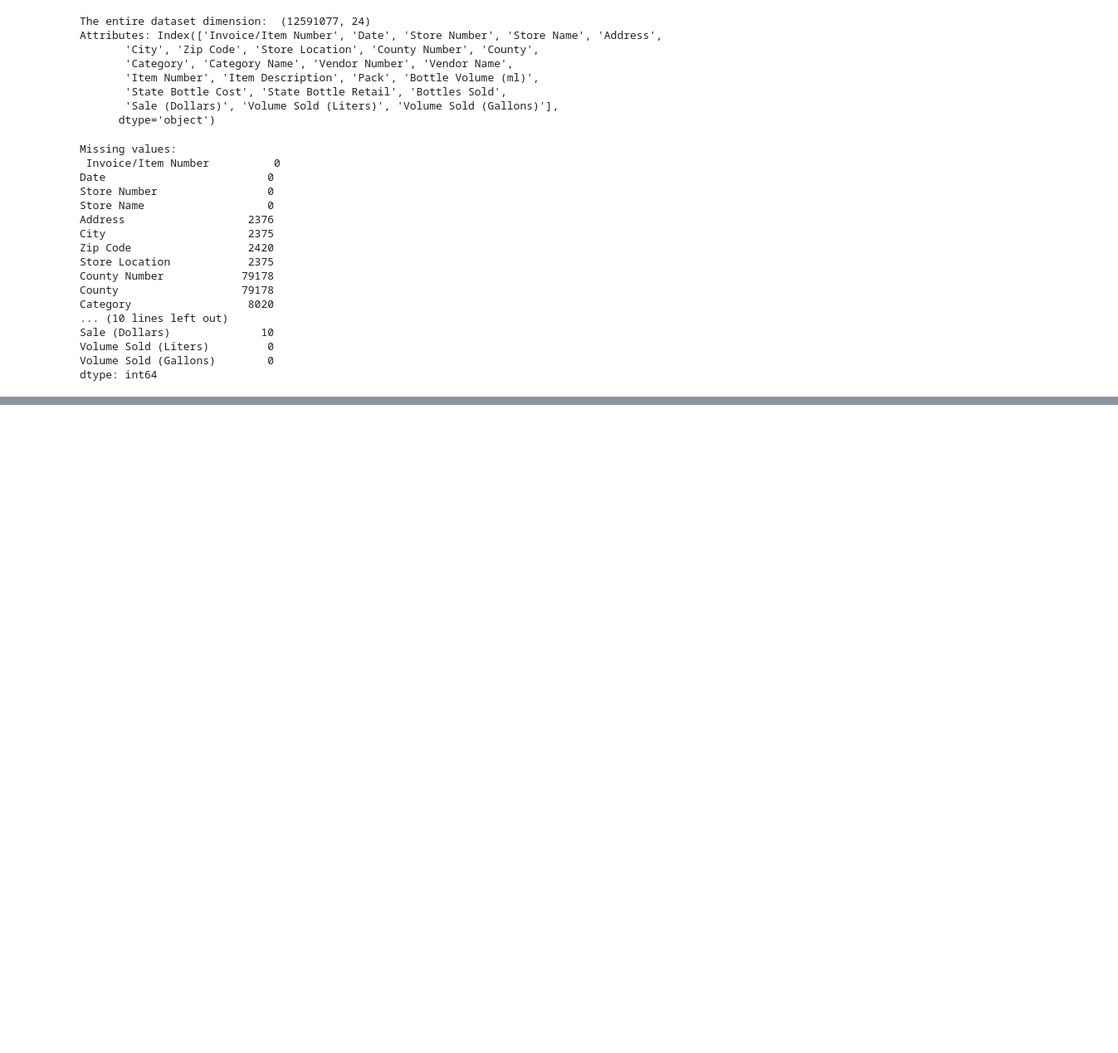
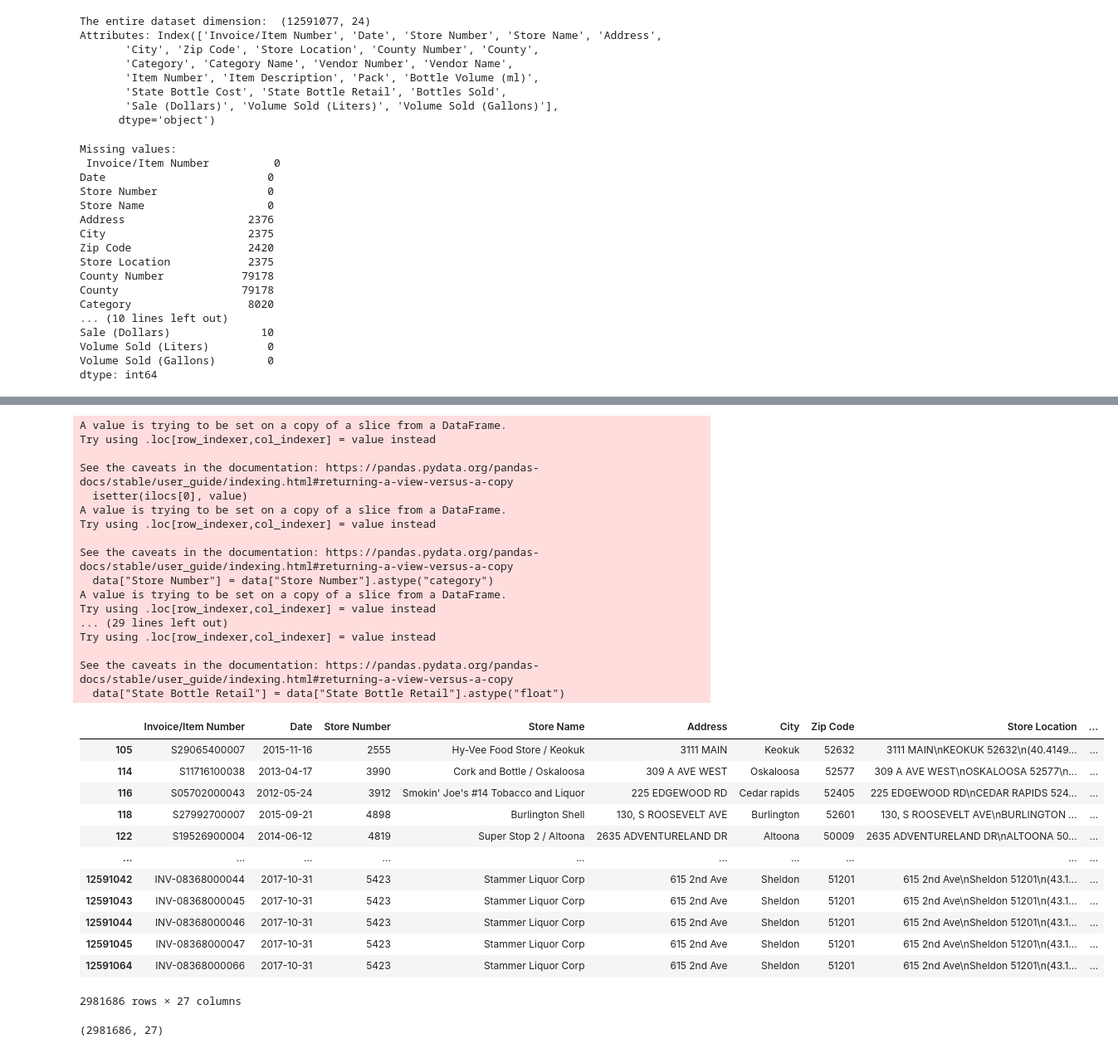
Before and after one commit to MelodyJIN-Y/MAST30034FinalProject, a Jupyter notebook: Final Project.ipynb, the cells around one changed output, grey strips where cells are left out. Shown at 83% size. Drawn from its saved outputs; the diff is of its cells as text; code cells hidden in the pictures; blank space fills up the shorter version.

```diff
--- a/Final Project.ipynb
+++ b/Final Project.ipynb
@@ -49,3 +49,6 @@ Sale (Dollars)              10
 Volume Sold (Liters)         0
 Volume Sold (Gallons)        0
 dtype: int64
+# %%
+data_all = data_all.dropna()
+data_all.isnull().sum()
@@ -75,0 +95,4 @@ data = data_all.sample(n = 1000000, random_state = 60)
+# %%
+l = data_all.loc[:, ["Volume Sold (Liters)", "Category"]].groupby("Category").sum()
+l = l.sort_values(by = "Volume Sold (Liters)", ascending = False).reset_index()
+l.iloc[:3, 0].to_list()
@@ -75,0 +104,5 @@ data = data_all.sample(n = 1000000, random_state = 60)
+# %%
+top_three_category = l.iloc[:3, 0].to_list()
+data = data_all.loc[data_all["Category"].isin(top_three_category),:]
+data.Category.value_counts()
+print(data.shape)
@@ -75,0 +133,16 @@ data = data_all.sample(n = 1000000, random_state = 60)
+# %%
+
+data["Date"]  = pd.to_datetime(data['Date'],format='%m/%d/%Y')
+data['year'] = pd.DatetimeIndex(df['Date']).year
+data['month'] = pd.DatetimeIndex(df['Date']).month
+data['day'] = pd.DatetimeIndex(df['Date']).day
+
+#pd.set_option('display.max_rows', 10)
+data["County"] = data["County"].str.capitalize()
+data["City"] = data["City"].str.capitalize()
+county_countN_df = data.loc[:,["County","County Number","Date"]].groupby(["County","County Number"]).count().reset_index()
+county_countN_df["County Number"].value_counts()
+print(county_countN_df.loc[county_countN_df["County Number"].isin([71.0, 78.0,17.0, 11.0]),:])
+
+data.County = data.County.replace(["buena vist","cerro gord","obrien","pottawatta"],
+                                  ["buena vista","cerro gordo","o'brien","pottawattamie"])
@@ -75,0 +181,49 @@ data = data_all.sample(n = 1000000, random_state = 60)
+# %%
+data.loc[:,"Sale (Dollars)"] = data.loc[:, "Sale (Dollars)"].str[1:]
+data.loc[:,"State Bottle Cost"] = data.loc[:, "State Bottle Cost"].str[1:]
+data.loc[:,"State Bottle Retail"] = data.loc[:, "State Bottle Retail"].str[1:]
+data["Store Number"] = data["Store Number"].astype("category")
+data["County Number"] = data["County Number"].astype("int")
+data["County Number"] = data["County Number"].astype("category")
+data["County"] = data["County"].astype("category")
+data["City"] = data["City"].astype("category")
+data["Sale (Dollars)"] = data["Sale (Dollars)"].astype("float")
+data["State Bottle Cost"] = data["State Bottle Cost"].astype("float")
+data["State Bottle Retail"] = data["State Bottle Retail"].astype("float")
+
+data
+# %% [output]
+A value is trying to be set on a copy of a slice from a DataFrame.
+Try using .loc[row_indexer,col_indexer] = value instead
+
+See the caveats in the documentation: https://pandas.pydata.org/pandas-docs/stable/user_guide/indexing.html#returning-a-view-versus-a-copy
+  isetter(ilocs[0], value)
+A value is trying to be set on a copy of a slice from a DataFrame.
+Try using .loc[row_indexer,col_indexer] = value instead
+
+See the caveats in the documentation: https://pandas.pydata.org/pandas-docs/stable/user_guide/indexing.html#returning-a-view-versus-a-copy
+  data["Store Number"] = data["Store Number"].astype("category")
+A value is trying to be set on a copy of a slice from a DataFrame.
+Try using .loc[row_indexer,col_indexer] = value instead
+... (29 lines left out)
+Try using .loc[row_indexer,col_indexer] = value instead
+
+See the caveats in the documentation: https://pandas.pydata.org/pandas-docs/stable/user_guide/indexing.html#returning-a-view-versus-a-copy
+  data["State Bottle Retail"] = data["State Bottle Retail"].astype("float")
+|  | Invoice/Item Number | Date | Store Number | Store Name | Address | City | Zip Code | Store Location | ... |
+| 105 | S29065400007 | 2015-11-16 | 2555 | Hy-Vee Food Store / Keokuk | 3111 MAIN | Keokuk | 52632 | 3111 MAIN\nKEOKUK 52632\n(40.4149... | ... |
+| 114 | S11716100038 | 2013-04-17 | 3990 | Cork and Bottle / Oskaloosa | 309 A AVE WEST | Oskaloosa | 52577 | 309 A AVE WEST\nOSKALOOSA 52577\n... | ... |
+| 116 | S05702000043 | 2012-05-24 | 3912 | Smokin' Joe's #14 Tobacco and Liquor | 225 EDGEWOOD RD | Cedar rapids | 52405 | 225 EDGEWOOD RD\nCEDAR RAPIDS 524... | ... |
+| 118 | S27992700007 | 2015-09-21 | 4898 | Burlington Shell | 130, S ROOSEVELT AVE | Burlington | 52601 | 130, S ROOSEVELT AVE\nBURLINGTON ... | ... |
+| 122 | S19526900004 | 2014-06-12 | 4819 | Super Stop 2 / Altoona | 2635 ADVENTURELAND DR | Altoona | 50009 | 2635 ADVENTURELAND DR\nALTOONA 50... | ... |
+| ... | ... | ... | ... | ... | ... | ... | ... | ... | ... |
+| 12591042 | INV-08368000044 | 2017-10-31 | 5423 | Stammer Liquor Corp | 615 2nd Ave | Sheldon | 51201 | 615 2nd Ave\nSheldon 51201\n(43.1... | ... |
+| 12591043 | INV-08368000045 | 2017-10-31 | 5423 | Stammer Liquor Corp | 615 2nd Ave | Sheldon | 51201 | 615 2nd Ave\nSheldon 51201\n(43.1... | ... |
+| 12591044 | INV-08368000046 | 2017-10-31 | 5423 | Stammer Liquor Corp | 615 2nd Ave | Sheldon | 51201 | 615 2nd Ave\nSheldon 51201\n(43.1... | ... |
+| 12591045 | INV-08368000047 | 2017-10-31 | 5423 | Stammer Liquor Corp | 615 2nd Ave | Sheldon | 51201 | 615 2nd Ave\nSheldon 51201\n(43.1... | ... |
+| 12591064 | INV-08368000066 | 2017-10-31 | 5423 | Stammer Liquor Corp | 615 2nd Ave | Sheldon | 51201 | 615 2nd Ave\nSheldon 51201\n(43.1... | ... |
+2981686 rows × 27 columns
+# %%
+data.shape#(2981686, 27)
+# %% [output]
+(2981686, 27)
```
Also changed, not shown: parts of 9 cells of this notebook.
